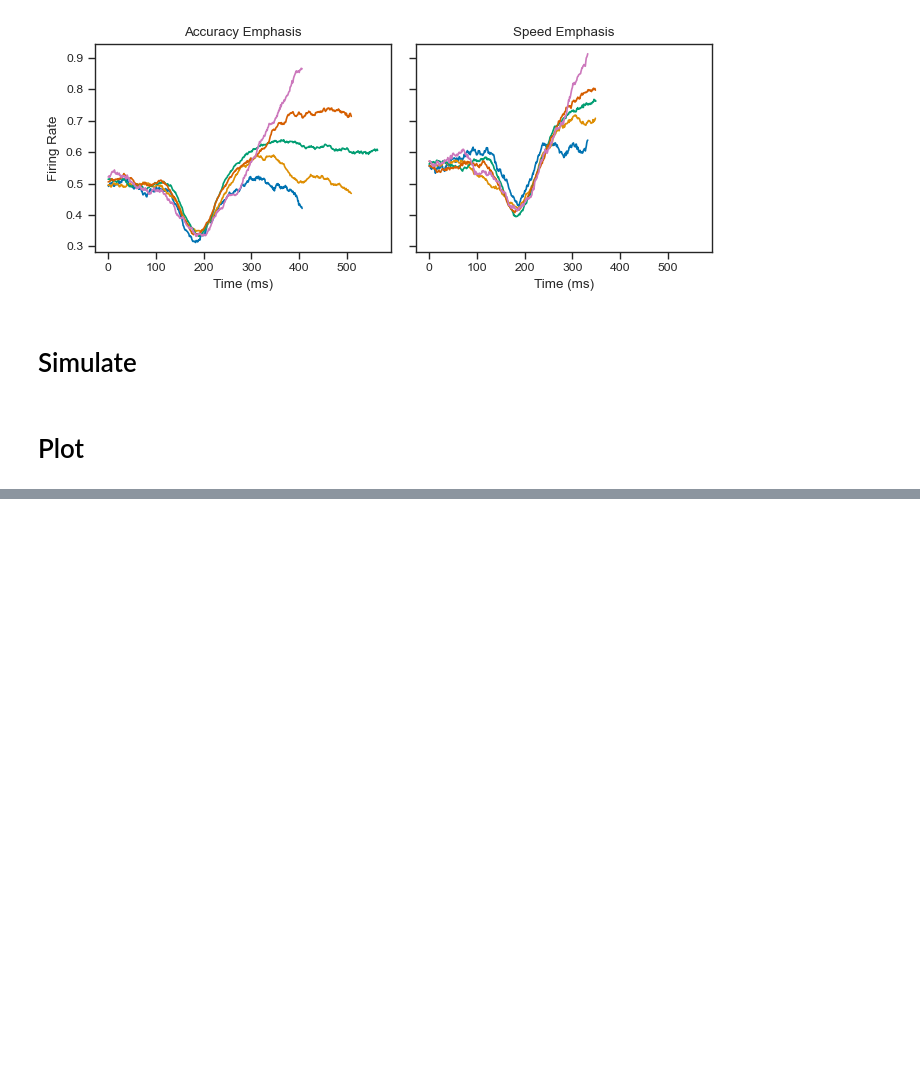
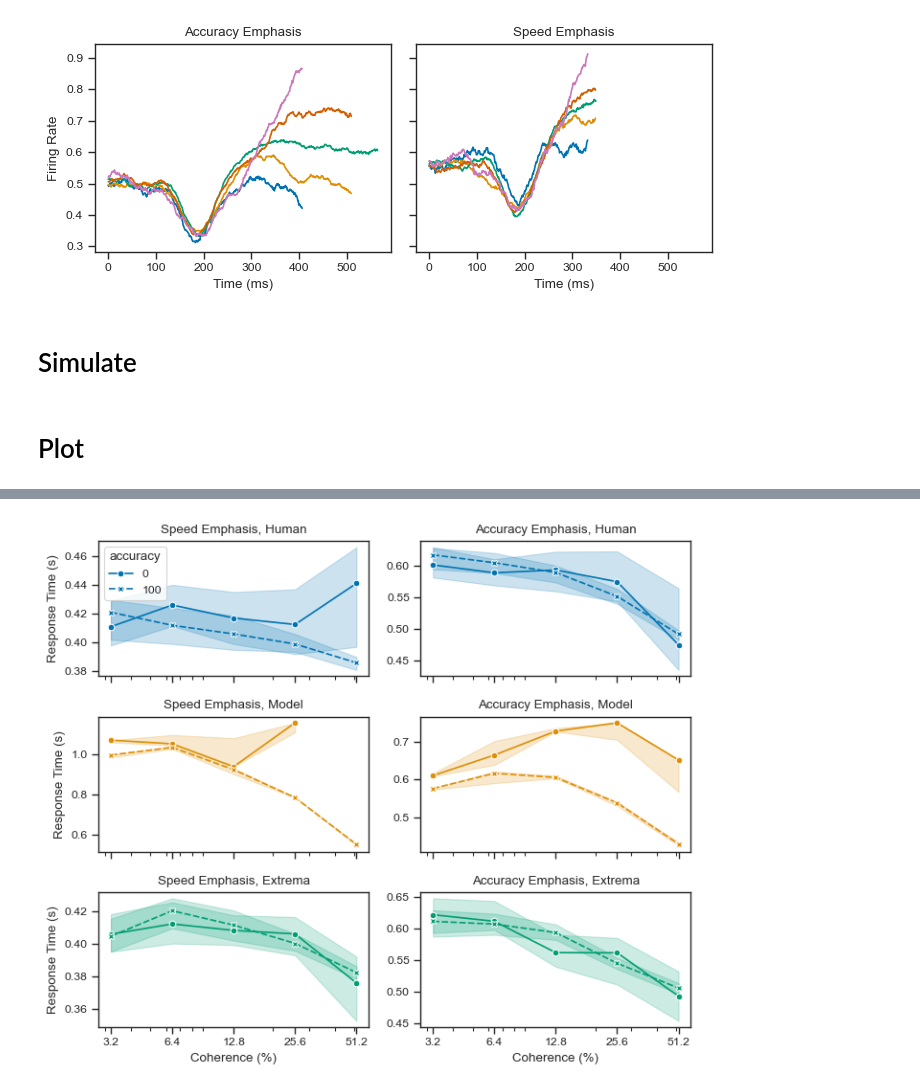
Before and after one commit to psipeter/speed-accuracy-tradeoff, a Jupyter notebook: hanks_compare.ipynb, the cells around one changed output, grey strips where cells are left out. Cells and saved outputs as stored; diff of their text form; code cells hidden in the pictures; blank space fills up the shorter version.

```diff
--- a/hanks_compare.ipynb
+++ b/hanks_compare.ipynb
@@ -246,7 +234,7 @@ def plot_correct_incorrect(simfile, extrfile, empfile="hanks2014_behavior", erro
     cohs = combined['coherence'].unique()
     combined = combined.query("coherence in @cohs")
 
-    fig, axes = plt.subplots(nrows=3, ncols=2, sharex=True, sharey='col', figsize=((7.08, 6)))
+    fig, axes = plt.subplots(nrows=3, ncols=2, sharex=True, sharey=False, figsize=((7.08, 6)))
     sns.lineplot(data=combined.query("emphasis=='speed' & type=='monkey'"), x='coherence', y='RT', style='accuracy', color=palette[0], markers=True, ax=axes[0][0],
                  errorbar=error, estimator=estimator)
     sns.lineplot(data=combined.query("emphasis=='accuracy' & type=='monkey'"), x='coherence', y='RT', style='accuracy', color=palette[0], markers=True, ax=axes[0][1],
@@ -265,8 +253,8 @@ def plot_correct_incorrect(simfile, extrfile, empfile="hanks2014_behavior", erro
     axes[1][1].set(ylabel=None, title="Accuracy Emphasis, Model")
     axes[2][0].set(title="Speed Emphasis, Extrema")
     axes[2][1].set(ylabel=None, title="Accuracy Emphasis, Extrema")
-    axes[2][0].set(xticks=cohs, xticklabels=cohs, xlabel="Coherence (%)", ylabel="Response Time (s)")
-    axes[2][1].set(xticks=cohs, xticklabels=cohs, xlabel="Coherence (%)")
+    axes[2][0].set(xscale='log', xticks=cohs, xticklabels=cohs, xlabel="Coherence (%)", ylabel="Response Time (s)")
+    axes[2][1].set(xscale='log', xticks=cohs, xticklabels=cohs, xlabel="Coherence (%)")
     axes[0][1].get_legend().remove()
     axes[1][0].get_legend().remove()
     axes[1][1].get_legend().remove()
@@ -327,0 +359,4 @@ def plot_activity(simfile, empfile="hanks2014_behavior", estimator=np.mean, erro
+# %%
+plot_correct_incorrect("hanks_activity_default", "hanks_extrema_separate", "hanks2014_behavior")  # "dec27sigma06"
+# %% [output]
+[figure, added]
```
Also changed, not shown: parts of 13 cells of this notebook, 3 other files.
